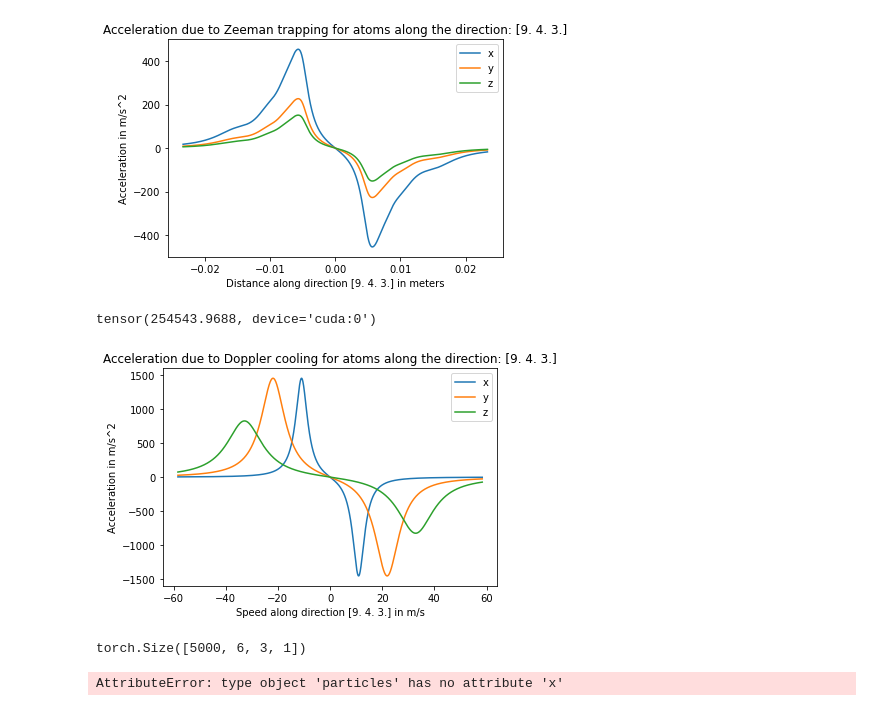
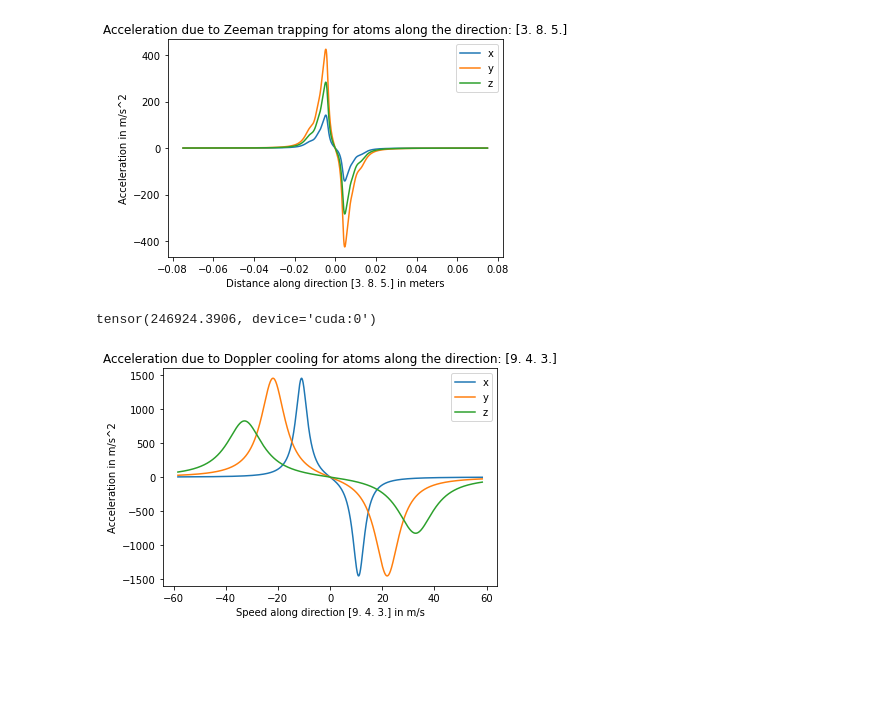
Before and after one commit to lexEjoosten/MOT-modelling, a Jupyter notebook: Optical Molasses Model.ipynb, the cells around one changed output. Drawn from its saved outputs; the diff is of its cells as text; code cells hidden in the pictures; blank space fills up the shorter version.

```diff
--- a/Optical Molasses Model.ipynb
+++ b/Optical Molasses Model.ipynb
@@ -306,14 +30,0 @@ plt.hist(particles.x.transpose(0,1).to('cpu'))
-# %%
-Rates=t.zeros((particles.x.shape[0],6,5,7)).cuda()
-#calculate rate eqns:
-for l in range(-2,3):
-    for u in range(-3,4):
-        if abs(l-u)<2:
-            Rates[:,:,l+2,u+3]=RatesbyBeam(u,l,particles,Environment,Rubidium)
-print(Rates.shape)
-print(particles.l.shape)
-RNl=t.mul(Rates.transpose(2,3).transpose(0,2),particles.l).transpose(0,2).transpose(2,3)
-RNu=t.mul(Rates.transpose(0,2),particles.u).transpose(0,2)
-print(RNu.shape,RNl.shape)
-print(t.sum(RNu-RNl,(1,2,3)))
-print(Rubidium.BranRat.shape)
@@ -448,7 +83,6 @@ if False: #zeeman in z
     plt.plot(np.linspace(-0.3,0.3,zsh,endpoint=True),Accel[int(xsh/2),0,:,2].cpu().numpy())
     plt.show()
 
-
 if False: #doppler in z
     xsh,ysh,zsh=5,5,2000
     vel=t.zeros((3,xsh,ysh,zsh))
@@ -464,7 +98,7 @@ if False: #doppler in z
     plt.show
 
 if True: #zeeman along a given direction
-    direction=0.02*np.array([1,1/2,1/3])
+    direction=0.02*np.array([1,3,2])
     num=5000
     d=np.linalg.norm(direction)
     pos=t.zeros((3,num))
@@ -481,41 +115,33 @@ if True: #zeeman along a given direction
     plt.plot(np.linspace(-d,d,num),A[:,1],label='y')
     plt.plot(np.linspace(-d,d,num),A[:,2],label='z')
     plt.xlabel('Distance along direction ' +str(np.round(10*direction/d))+' in meters')
     plt.ylabel('Acceleration in m/s^2')
     plt.legend()
     plt.show()
     print(t.max(Rates))
 
 if True: #doppler along a given direction
     direction=50*np.array([1,1/2,1/3])
     d=np.linalg.norm(direction)
     num=5000
     vel=t.zeros((3,num))
     vel[0]=t.linspace(-direction[0],direction[0],num)
     vel[1]=t.linspace(-direction[1],direction[1],num)
     vel[2]=t.linspace(-direction[2],direction[2],num)
     vel=vel.transpose(0,1)
     pos=t.zeros((3,num)).transpose(0,1)
     particles.createbyinp(pos,vel,2,3)
     Accel,Rates=forward()
     A=Accel.cpu().numpy()
     plt.title('Acceleration due to Doppler cooling for atoms along the direction: '+str(np.round(10*direction/d)))
     plt.plot(np.linspace(-d,d,num),A[:,0],label='x')
     plt.plot(np.linspace(-d,d,num),A[:,1],label='y')
     plt.plot(np.linspace(-d,d,num),A[:,2],label='z')
     plt.xlabel('Speed along direction ' +str(np.round(10*direction/d))+' in m/s')
     plt.ylabel('Acceleration in m/s^2')
     plt.legend()
     plt.show()
 # %% [output]
-[figure, old version]
+[figure, new version]
-tensor(254543.9688, device='cuda:0')
+tensor(246924.3906, device='cuda:0')
 [figure]
-# %%
-print(Environment.eploc(particles.x).shape)
-# %% [output]
-torch.Size([5000, 6, 3, 1])
-# %%
-print(forward(particles,Environment,Rubidium,simulation_variables)[0])
-# %% [output]
-AttributeError: type object 'particles' has no attribute 'x'
```
Also changed, not shown: parts of 14 cells of this notebook, 3 other files.
